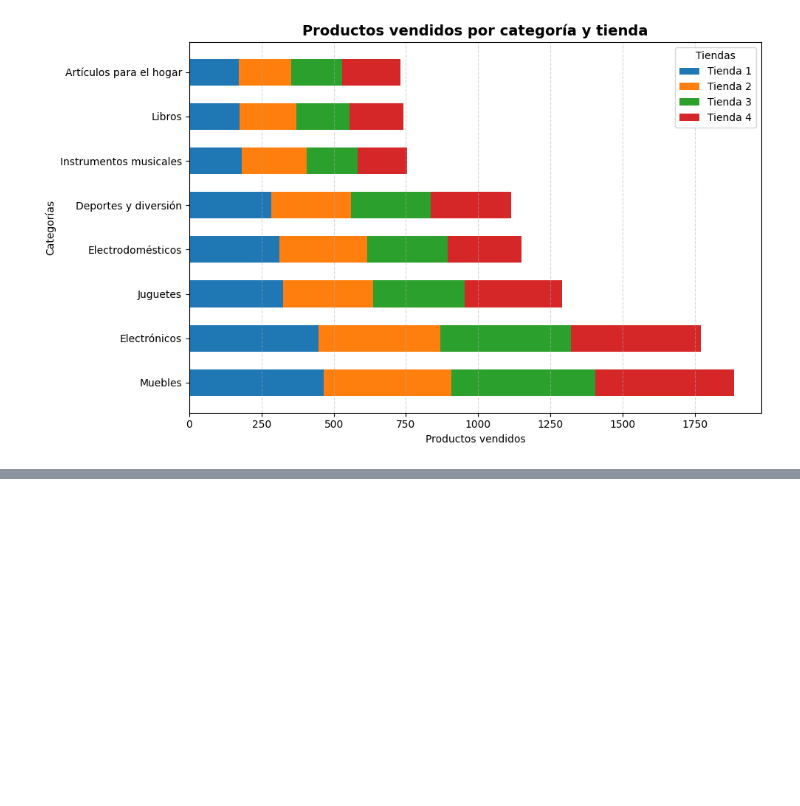
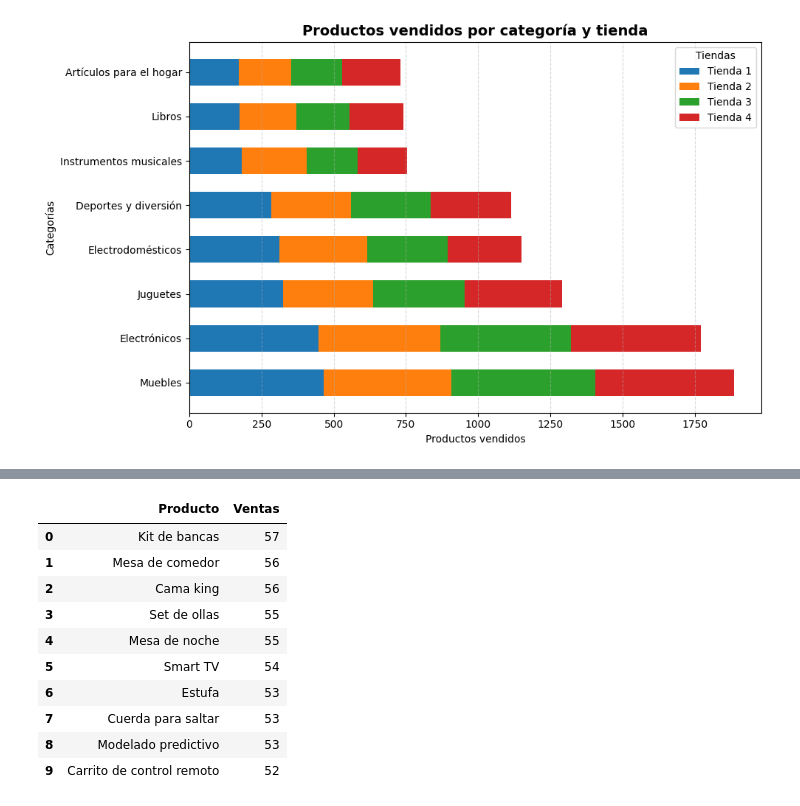
Before and after one commit to Nataliahfk/Challenge_AluraStore_ejemplo, a Jupyter notebook: notebooks/eda_2.ipynb, the cells around one changed output, grey strips where cells are left out. Cells and saved outputs as stored; diff of their text form; code cells hidden in the pictures; blank space fills up the shorter version.

```diff
--- a/notebooks/eda_2.ipynb
+++ b/notebooks/eda_2.ipynb
@@ -230,0 +492,15 @@ plt.show() #Muestra el gráfico
+# %%
+productos_mas_vendidos_t3 = productos_mas_vendidos(tienda_3, "Tienda 3", top_n=10)
+productos_mas_vendidos_t3
+# %% [output]
+|  | Producto | Ventas |
+| 0 | Kit de bancas | 57 |
+| 1 | Mesa de comedor | 56 |
+| 2 | Cama king | 56 |
+| 3 | Set de ollas | 55 |
+| 4 | Mesa de noche | 55 |
+| 5 | Smart TV | 54 |
+| 6 | Estufa | 53 |
+| 7 | Cuerda para saltar | 53 |
+| 8 | Modelado predictivo | 53 |
+| 9 | Carrito de control remoto | 52 |
```
Also changed, not shown: parts of 21 cells of this notebook, 1 other file.
